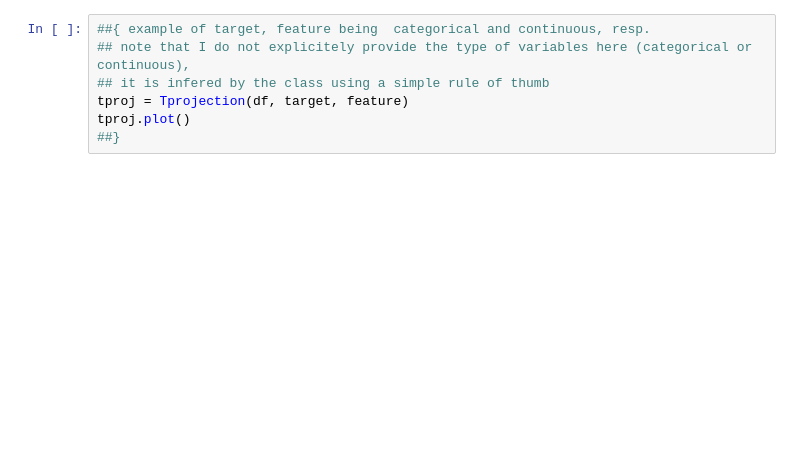
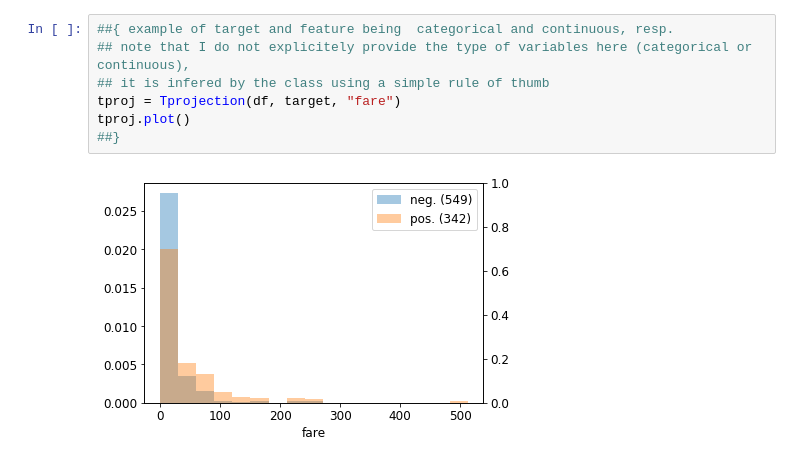
Before and after one commit to greghor/tprojection, a Jupyter notebook: examples/examples.ipynb, the cells around one changed output. Saved outputs shown, nothing was run; the diff lists cells and outputs as text; blank space fills up the shorter version.

```diff
--- a/examples/examples.ipynb
+++ b/examples/examples.ipynb
@@ -21,8 +21,10 @@ tproj.plot()
 # %%
-##{ example of target, feature being  categorical and continuous, resp.
+##{ example of target and feature being  categorical and continuous, resp.
 ## note that I do not explicitely provide the type of variables here (categorical or continuous),
 ## it is infered by the class using a simple rule of thumb
-tproj = Tprojection(df, target, feature)
+tproj = Tprojection(df, target, "fare")
 tproj.plot()
 ##}
+# %% [output]
+[figure, added]
 # %%
```
Also changed, not shown: parts of 7 cells of this notebook, 2 other files.
